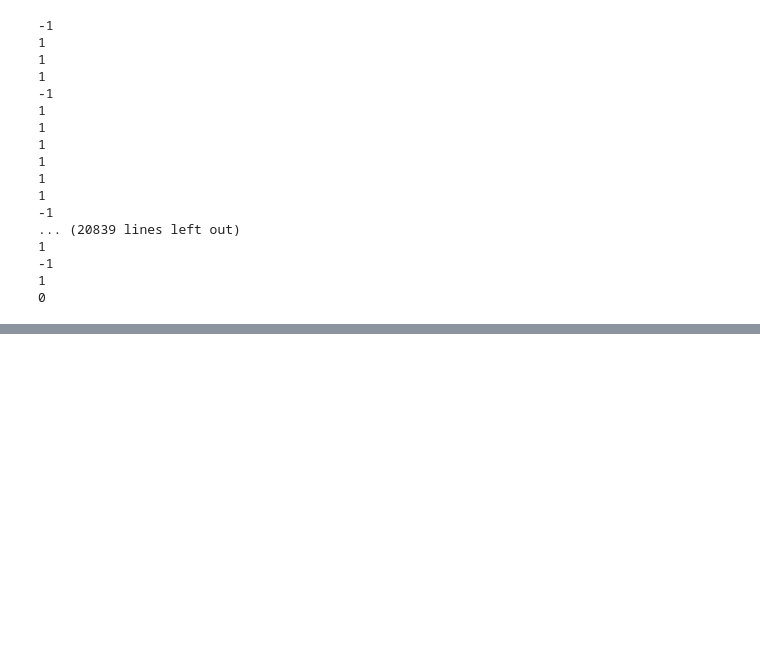
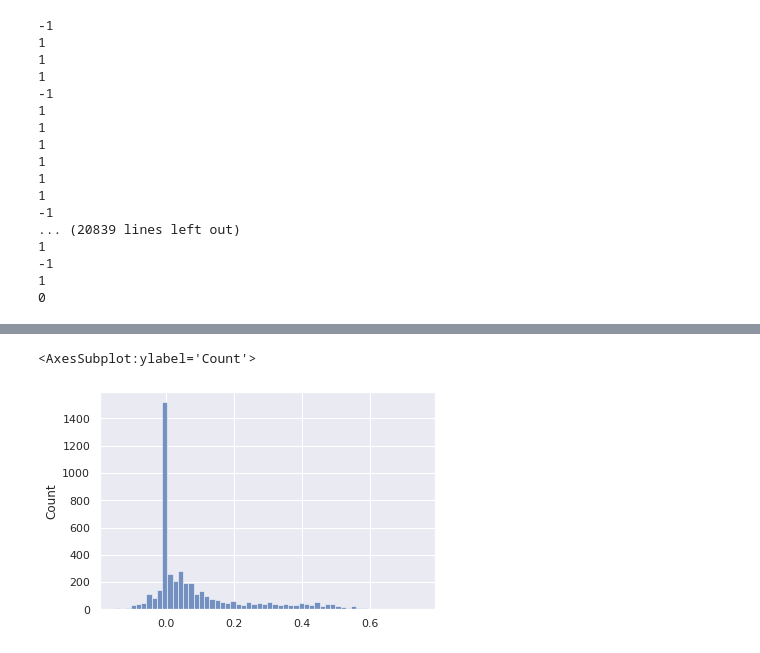
Before and after one commit to hashiprobr-classroom/parte-tecnica-do-projeto-grupod, a Jupyter notebook: notebooks/Projeto.ipynb, the cells around one changed output, grey strips where cells are left out. Saved outputs shown, nothing was run; the diff lists cells and outputs as text; code cells hidden in the pictures; blank space fills up the shorter version.

```diff
--- a/notebooks/Projeto.ipynb
+++ b/notebooks/Projeto.ipynb
@@ -52,0 +155,33 @@ Name: voto, dtype: int64
+# %%
+#criando coluna com tamanho do partido
+
+tamanho_partido = {}
+ver_temp = []
+
+for i, r in clean_df.iterrows():
+    if r['vereador'] not in ver_temp:
+        ver_temp.append(r['vereador'])
+
+        if r['partido'] not in tamanho_partido:
+            tamanho_partido[r['partido']]=1
+        else:
+            tamanho_partido[r['partido']]+=1
+
+tam_partido_col =[]
+
+for i, r in clean_df.iterrows():
+    #corrigindo partidos que deixaram de existir ou mudaram de nome
+    if r['partido'] == 'MDB':
+        tam_partido_col.append(tamanho_partido['PMDB'])
+    elif r['partido'] == 'DEM':
+        tam_partido_col.append(tamanho_partido['DEMOCRATAS'])
+    elif r['partido'] == 'REPUBLICANOS':
+        tam_partido_col.append(tamanho_partido['PR'])
+    elif r['partido'] == 'PL' or r['partido'] == 'CIDADANIA' or r['partido'] == 'PATRIOTA' or r['partido'] == 'PSL' or r['partido'] == 'S/PARTIDO':
+        tam_partido_col.append(0)
+    else:
+        tam_partido_col.append(tamanho_partido[r['partido']])
+
+clean_df['tamanho partido'] = tam_partido_col
+
+clean_df
@@ -228,0 +452,7 @@ r = netpixi.render('exemplo.net.gz')
+# %%
+g2 = project(g)
+# %%
+sns.histplot(list(g2.ep['weight']))
+# %% [output]
+<AxesSubplot:ylabel='Count'>
+[figure, added]
```
Also changed, not shown: parts of 17 cells of this notebook, 2 other files.
